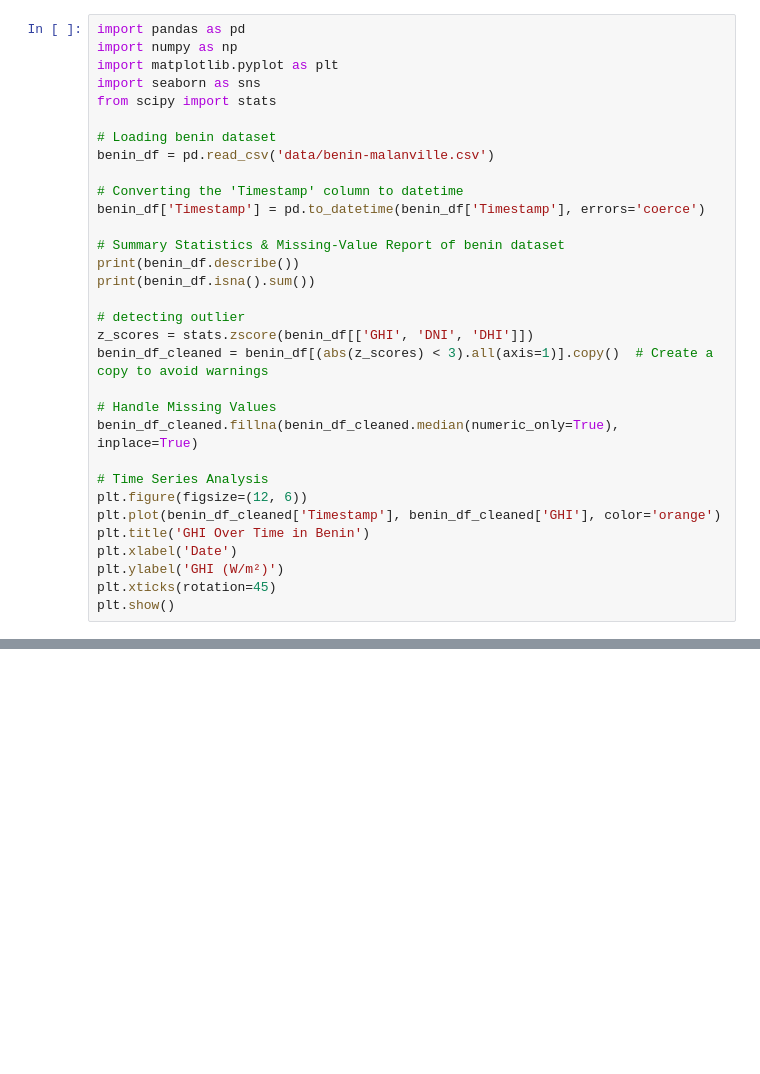
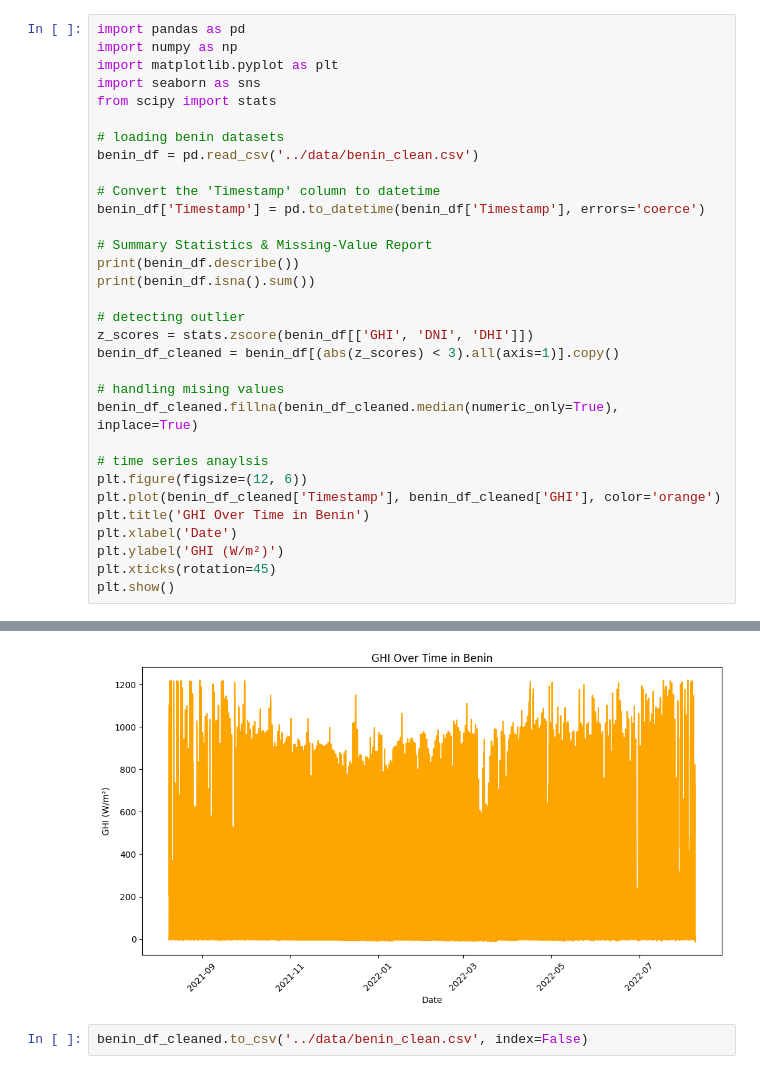
Before and after one commit to sabonaterefe/solar-challenge-week1, a Jupyter notebook: notebooks/benin_eda.ipynb, the cells around one changed output, grey strips where cells are left out. Drawn from its saved outputs; the diff is of its cells as text; blank space fills up the shorter version.

Commit message:
feat: complete EDA for Benin

```diff
--- a/notebooks/benin_eda.ipynb
+++ b/notebooks/benin_eda.ipynb
@@ -5,24 +5,24 @@ import matplotlib.pyplot as plt
 import seaborn as sns
 from scipy import stats
 
-# Loading benin dataset
-benin_df = pd.read_csv('data/benin-malanville.csv')
+# loading benin datasets
+benin_df = pd.read_csv('../data/benin_clean.csv')
 
-# Converting the 'Timestamp' column to datetime
+# Convert the 'Timestamp' column to datetime
 benin_df['Timestamp'] = pd.to_datetime(benin_df['Timestamp'], errors='coerce')
 
-# Summary Statistics & Missing-Value Report of benin dataset
+# Summary Statistics & Missing-Value Report
 print(benin_df.describe())
 print(benin_df.isna().sum())
 
 # detecting outlier
 z_scores = stats.zscore(benin_df[['GHI', 'DNI', 'DHI']])
-benin_df_cleaned = benin_df[(abs(z_scores) < 3).all(axis=1)].copy()  # Create a copy to avoid warnings
+benin_df_cleaned = benin_df[(abs(z_scores) < 3).all(axis=1)].copy()
 
-# Handle Missing Values
+# handling mising values
 benin_df_cleaned.fillna(benin_df_cleaned.median(numeric_only=True), inplace=True)
 
-# Time Series Analysis
+# time series anaylsis
 plt.figure(figsize=(12, 6))
 plt.plot(benin_df_cleaned['Timestamp'], benin_df_cleaned['GHI'], color='orange')
 plt.title('GHI Over Time in Benin')
@@ -34,0 +51,3 @@ FileNotFoundError: [Errno 2] No such file or directory: 'data/benin-malanville.c
+[figure, added]
+# %%
+benin_df_cleaned.to_csv('../data/benin_clean.csv', index=False)
```
Also changed, not shown: parts of 1 cell of this notebook.
